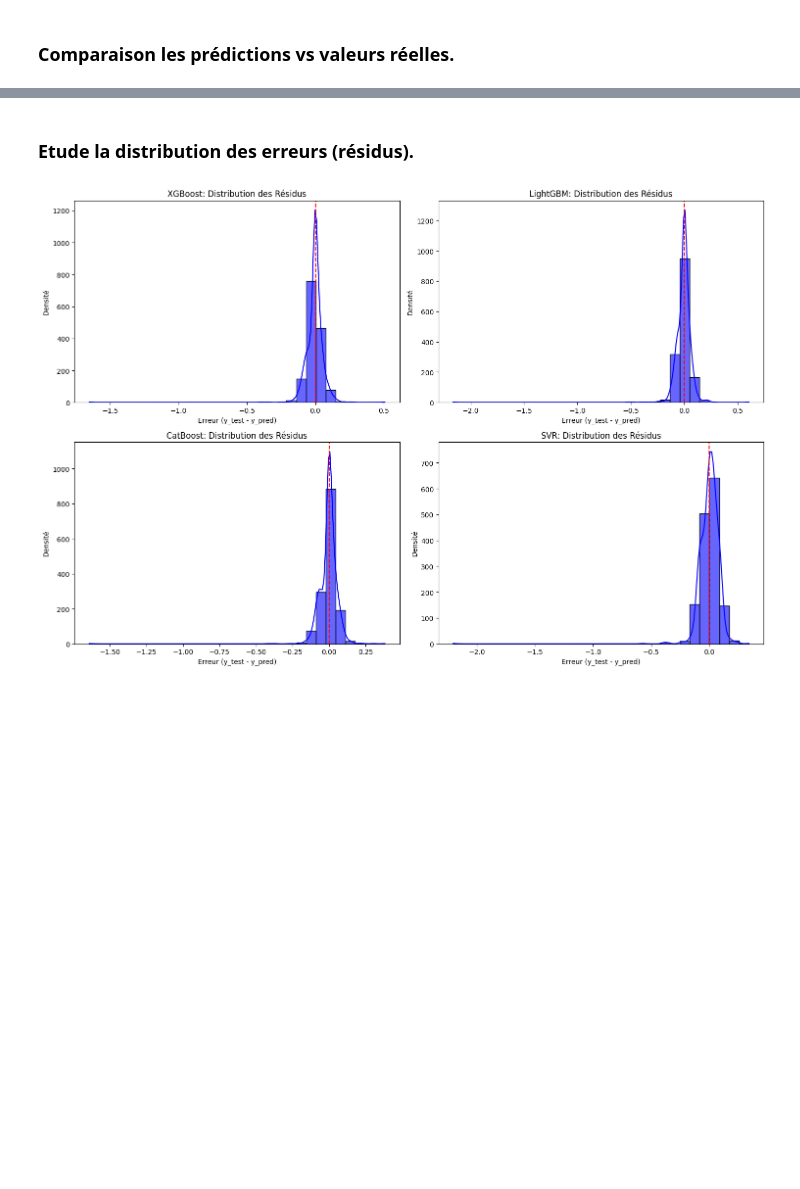
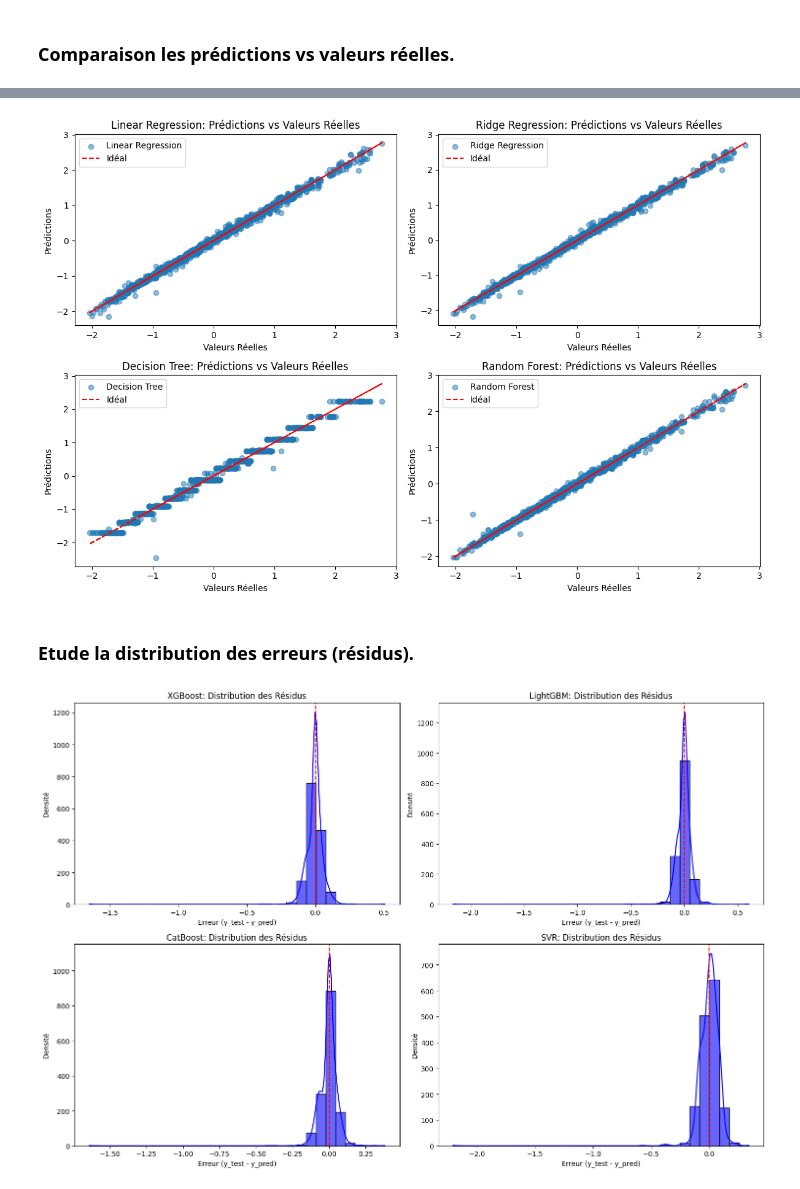
Before and after one commit to AnaisNaitAtmane/Projet-, a Jupyter notebook: predictionCO2.ipynb, the cells around one changed output, grey strips where cells are left out. Cells and saved outputs as stored; diff of their text form; code cells hidden in the pictures; blank space fills up the shorter version.

```diff
--- a/predictionCO2.ipynb
+++ b/predictionCO2.ipynb
@@ -912,3 +1373,47 @@ And if memory is not enough, you can set `force_col_wise=true`.
+# %%
+import matplotlib.pyplot as plt
+import seaborn as sns
+from sklearn.linear_model import LinearRegression, Ridge
+from sklearn.tree import DecisionTreeRegressor
+from sklearn.ensemble import RandomForestRegressor
+from sklearn.pipeline import Pipeline
+
+# Définition des modèles à tracer
+models = {
+    'Linear Regression': LinearRegression(),
+    'Ridge Regression': Ridge(alpha=1.0),
+    'Decision Tree': DecisionTreeRegressor(max_depth=5, random_state=42),
+    'Random Forest': RandomForestRegressor(n_estimators=100, random_state=42)
+}
+
+# Création d'une figure avec 2 lignes et 2 colonnes
+fig, axes = plt.subplots(2, 2, figsize=(12, 8))
+
+# Conversion de l'axe en liste plate pour itérer facilement
+axes = axes.ravel()
+
+# Génération des prédictions pour chaque modèle et tracé des graphiques
+for idx, (name, model) in enumerate(models.items()):
+    # Pipeline avec prétraitement
+    pipeline = Pipeline(steps=[('preprocessor', preprocessor), ('model', model)])
+
+    # Entraînement du modèle et prédiction
+    pipeline.fit(X_train, y_train)
+    y_pred = pipeline.predict(X_test)
+
+    # Tracé du graphique
+    axes[idx].scatter(y_test, y_pred, alpha=0.5, label=name)
+    axes[idx].plot(y_test, y_test, 'r--', label="Idéal")  # Ligne de référence
+    axes[idx].set_title(f"{name}: Prédictions vs Valeurs Réelles")
+    axes[idx].set_xlabel("Valeurs Réelles")
+    axes[idx].set_ylabel("Prédictions")
+    axes[idx].legend()
+
+# Ajustement de l'affichage
+plt.tight_layout()
+plt.show()
+# %% [output]
+[figure, added]
 # %% [markdown]
 ### Etude la distribution des erreurs (résidus).
 # %%
```
Also changed, not shown: parts of 32 cells of this notebook.
